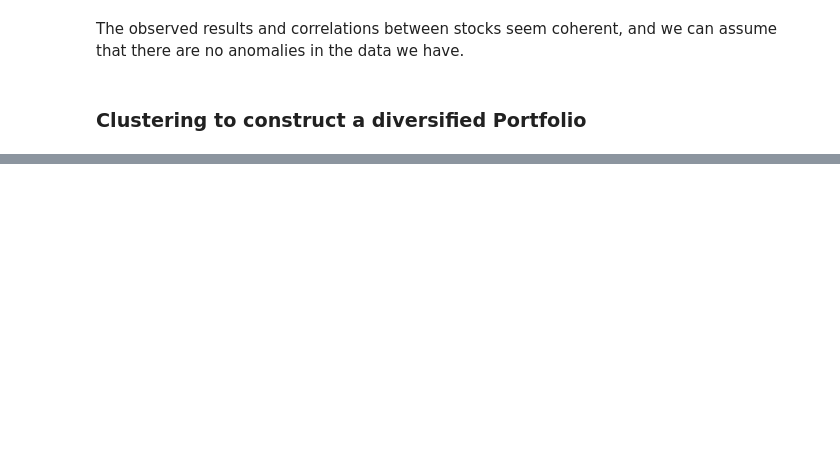
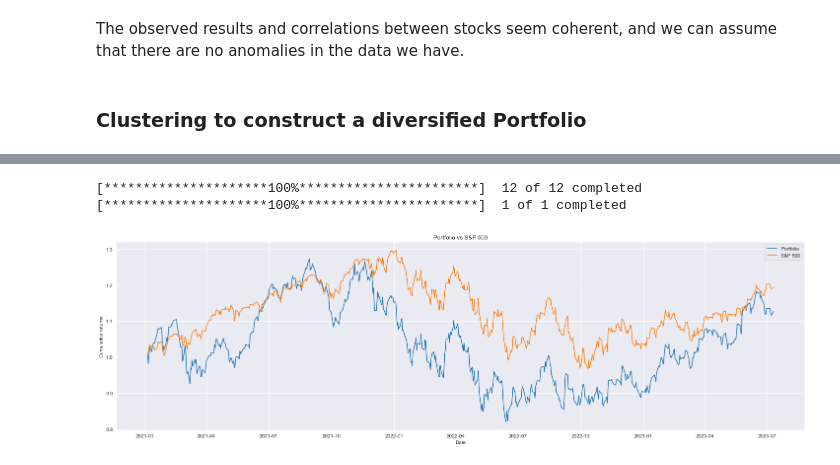
Before and after one commit to hiqbi/diversified_stock_portfolio, a Jupyter notebook: diversified_stock_portfolio.ipynb, the cells around one changed output, grey strips where cells are left out. Cells and saved outputs as stored; diff of their text form; code cells hidden in the pictures; blank space fills up the shorter version.

```diff
--- a/diversified_stock_portfolio.ipynb
+++ b/diversified_stock_portfolio.ipynb
@@ -254,0 +268,28 @@ for ax, feature in zip(axes, selected_features) :
+# %%
+# Download recent data to validate the clustering method
+portfolio_data = yf.download(portfolio, start="2021-01-01", end=today)
+spy_index_data = yf.download("SPY", start="2021-01-01", end=today)
+
+# Calculate the daily returns for both the stock and the index based on
+# their historical price data
+portfolio_daily_returns = portfolio_data["Close"].sum(axis=1).pct_change()
+spy_index_daily_returns = spy_index_data["Close"].pct_change()
+
+# Calculate the cumulative returns for both the stock and the index by
+# summing up the daily returns.
+portfolio_cumulative_returns = (portfolio_daily_returns + 1).cumprod()
+spy_index_cumulative_returns = (spy_index_daily_returns + 1).cumprod()
+
+# plot a comparison
+plt.figure(figsize=(25, 7))
+plt.plot(portfolio_cumulative_returns, label="Portfolio")
+plt.plot(spy_index_cumulative_returns, label="S&P 500")
+plt.title("Portfolio vs S&P 500")
+plt.xlabel("Date")
+plt.ylabel("Cumulative returns")
+plt.legend()
+plt.show()
+# %% [output]
+[*********************100%***********************]  12 of 12 completed
+[*********************100%***********************]  1 of 1 completed
+[figure, added]
```
Also changed, not shown: parts of 14 cells of this notebook.
